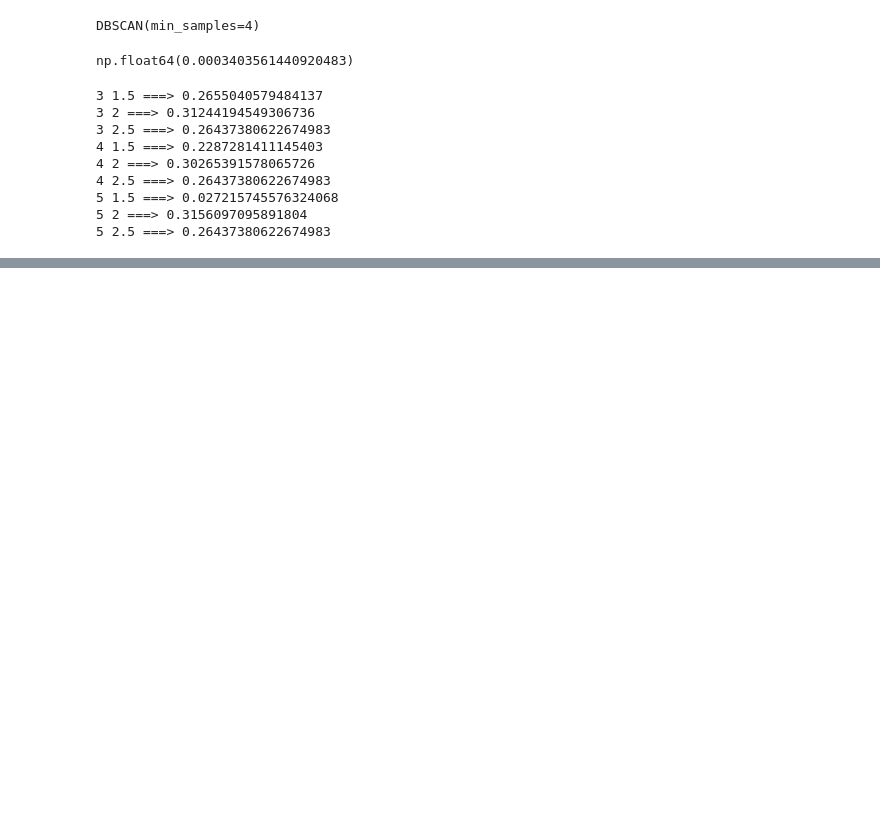
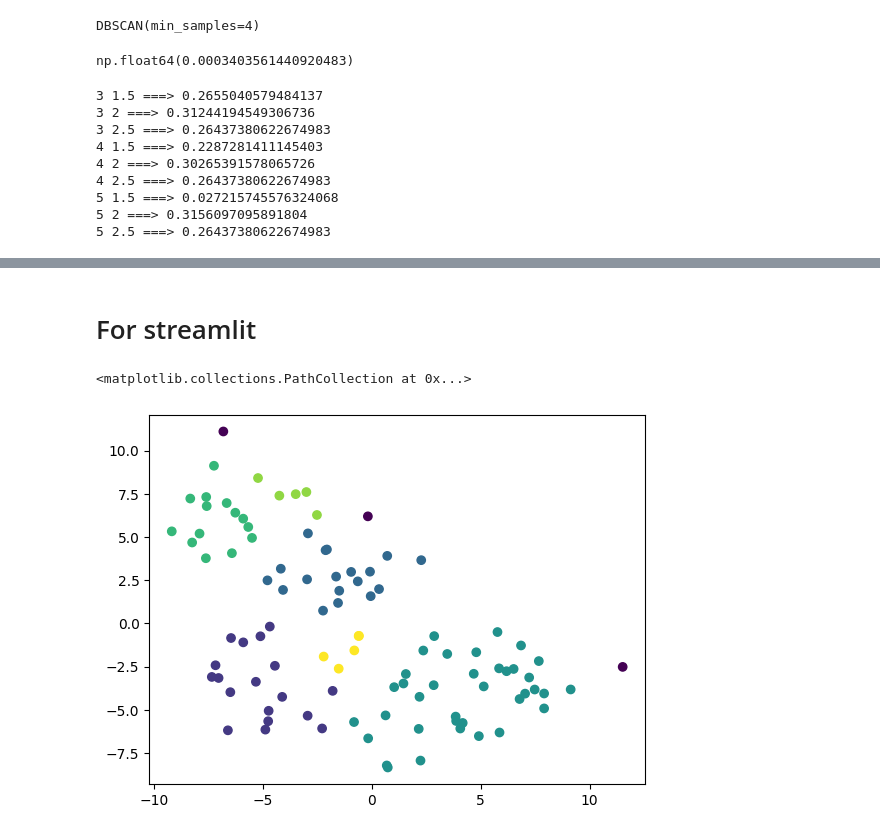
Before and after one commit to syedmahmoodiagents/gct, a Jupyter notebook: 26July/DBScan.ipynb, the cells around one changed output, grey strips where cells are left out. Drawn from its saved outputs; the diff is of its cells as text; code cells hidden in the pictures; blank space fills up the shorter version.

```diff
--- a/26July/DBScan.ipynb
+++ b/26July/DBScan.ipynb
@@ -40,0 +57,10 @@ for min_samples in min_samples_ls:
+# %% [markdown]
+# For streamlit
+# %%
+# import streamlit as st
+fig, ax = plt.subplots()
+ax.scatter(X[:, 0], X[:, 1], c=mod.labels_)
+# st.pyplot(fig)
+# %% [output]
+<matplotlib.collections.PathCollection at 0x...>
+[figure, added]
```
Also changed, not shown: parts of 2 cells of this notebook.
